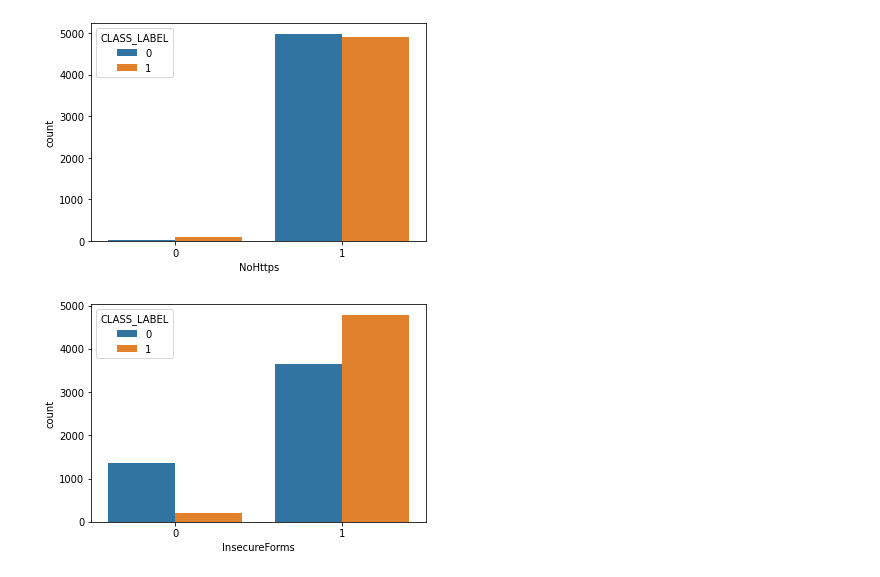
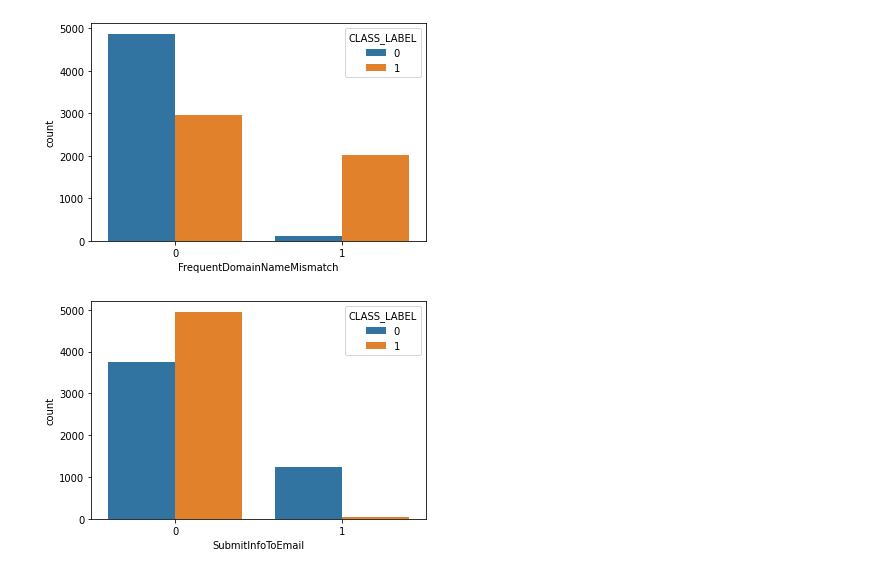
Before and after one commit to arj7192/fight_fraud_with_machine_learning, a Jupyter notebook: Chapter03/data_analysis.ipynb, the cells around one changed output. Drawn from its saved outputs; the diff is of its cells as text; code cells hidden in the pictures.

```diff
--- a/Chapter03/data_analysis.ipynb
+++ b/Chapter03/data_analysis.ipynb
@@ -16,9 +77,8 @@ df.head()
 # %%
-import seaborn as sns
-sns.countplot(data=df, x="NoHttps", hue="CLASS_LABEL");
+sns.countplot(data=df, x="FrequentDomainNameMismatch", hue="CLASS_LABEL");
 # %% [output]
-[figure, old version]
+[figure, new version]
 # %%
-sns.countplot(data=df, x="InsecureForms", hue="CLASS_LABEL");
+sns.countplot(data=df, x="SubmitInfoToEmail", hue="CLASS_LABEL");
 # %% [output]
-[figure, old version]
+[figure, new version]
```
Also changed, not shown: parts of 27 cells of this notebook, 1 other file.
